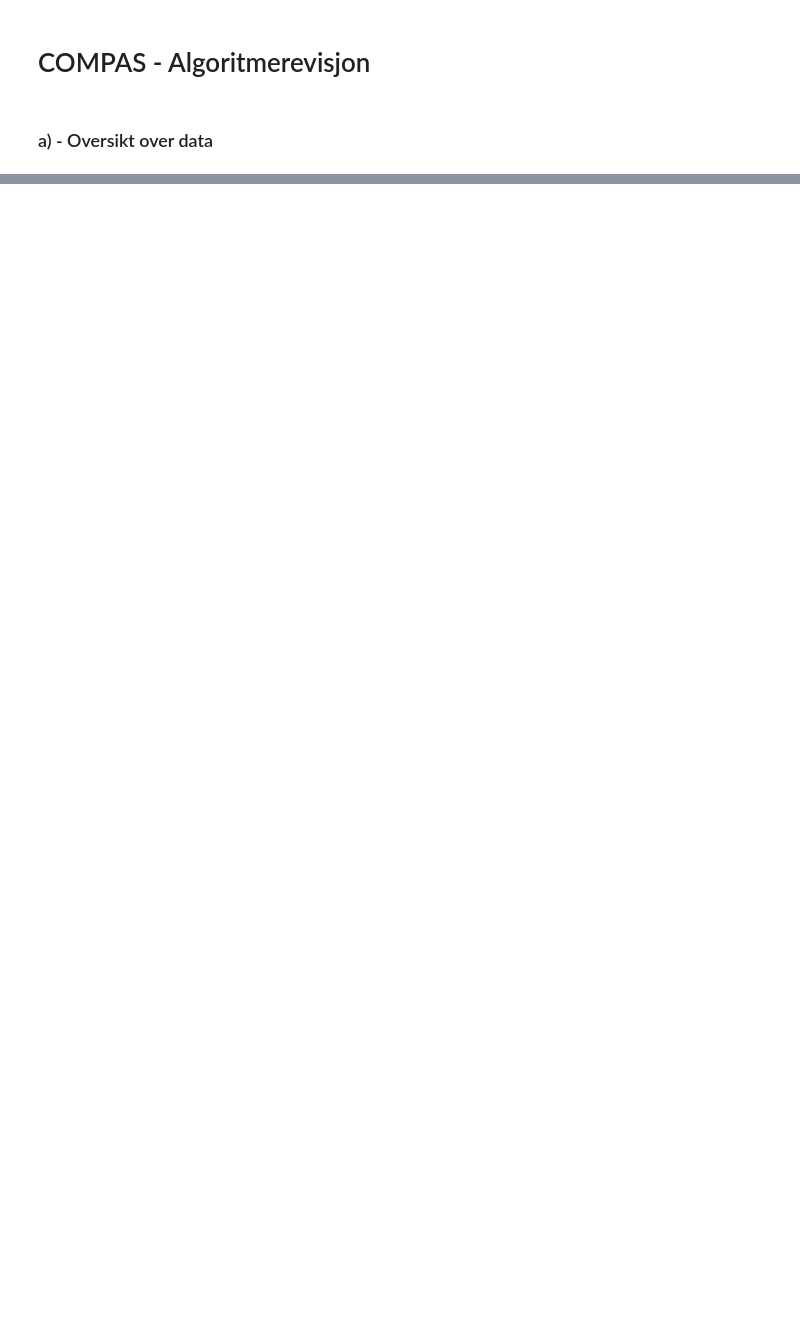
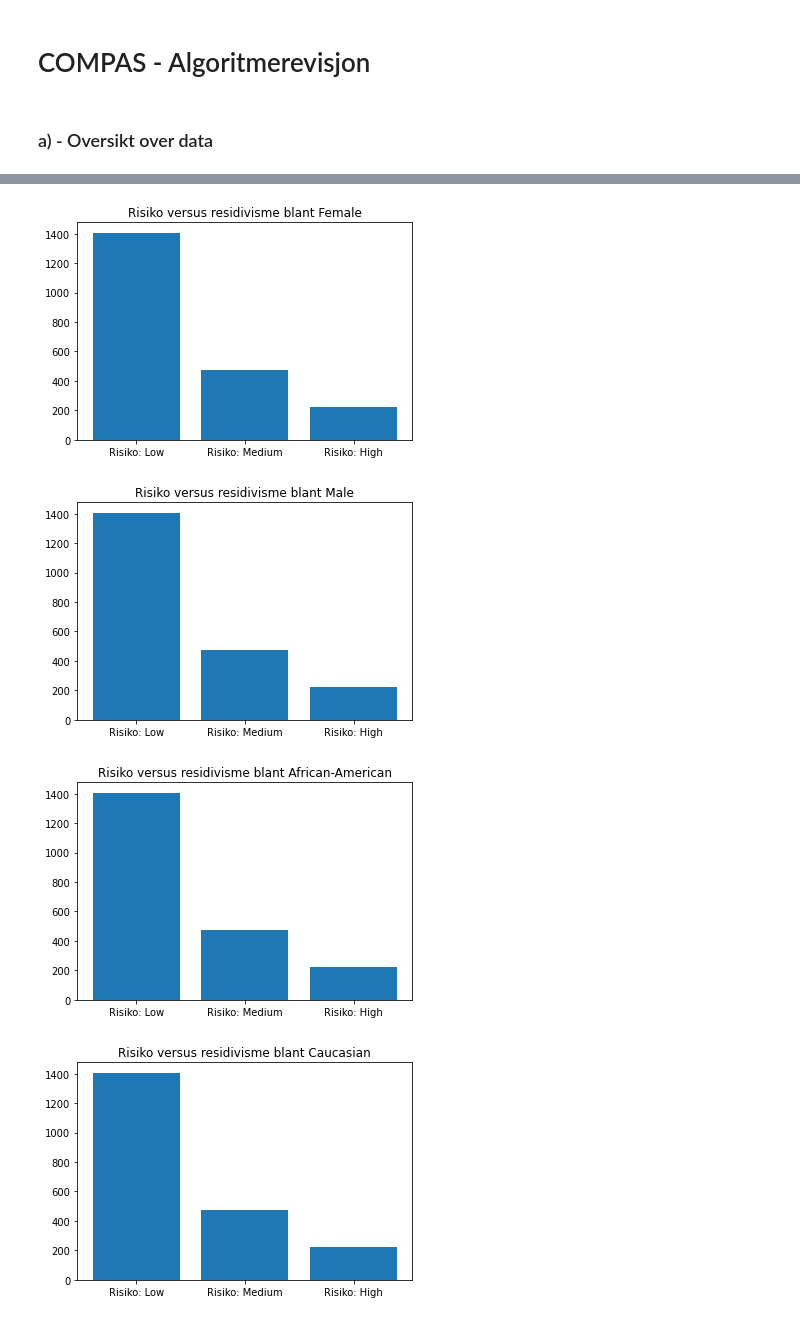
Before and after one commit to haakonatle/Prosjekt1, a Jupyter notebook: 001_blsp_COMPAS.ipynb, the cells around one changed output, grey strips where cells are left out. Cells and saved outputs as stored; diff of their text form; code cells hidden in the pictures; blank space fills up the shorter version.

```diff
--- a/001_blsp_COMPAS.ipynb
+++ b/001_blsp_COMPAS.ipynb
@@ -36,3 +52,23 @@ See the caveats in the documentation: https://pandas.pydata.org/pandas-docs/stab
+# %%
+for pair in [["sex", "Female"], ["sex", "Male"], ["race", "African-American"], ["race", "Caucasian"]]:
+    df_rec = df[df[pair[0]].str.contains(pair[1])]
+
+    cat = []
+    risk_recid = []
+    for i in ["Low", "Medium", "High"]:
+        for j in (0,1):
+            A1 = df_new[df_new["score_text"].str.contains(i)]
+            risk_recid.append(f"Risiko: {i}")
+            cat.append(len(A1))
+
+    plt.bar(risk_recid, cat)
+    plt.title(f"Risiko versus residivisme blant {pair[1]}")
+    plt.show()
+# %% [output]
+[figure, added]
+[figure, added]
+[figure, added]
+[figure, added]
 # %%
 
 
```
Also changed, not shown: parts of 1 cell of this notebook.
